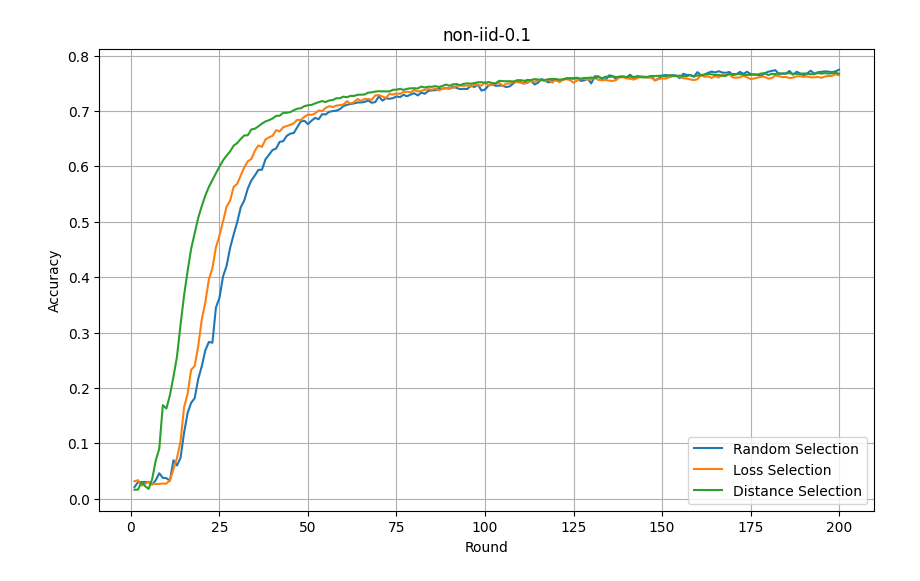
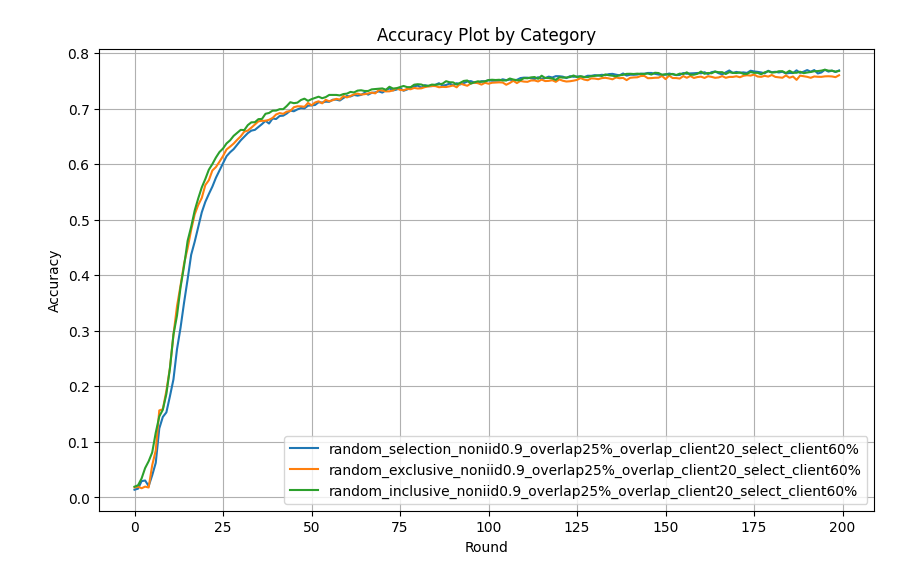
Before and after one commit to shou123/flower_femnist, a Jupyter notebook: baselines/flwr_baselines/flwr_baselines/publications/leaf/plot/plot.ipynb, the cells around one changed output. Saved outputs shown, nothing was run; the diff lists cells and outputs as text; code cells hidden in the pictures.

```diff
--- a/baselines/flwr_baselines/flwr_baselines/publications/leaf/plot/plot.ipynb
+++ b/baselines/flwr_baselines/flwr_baselines/publications/leaf/plot/plot.ipynb
@@ -4,8 +4,8 @@ import matplotlib.pyplot as plt
 # File path
 # file_path = "./iid_accuracy.txt"
 # file_path = "./non-iid-0.9_accuracy.txt"
-# file_path = "./non-iid-0.5_accuracy.txt"
-file_path = "./non-iid-0.1_accuracy.txt"
+file_path = "./non-iid-0.5_accuracy.txt"
+# file_path = "./non-iid-0.1_accuracy.txt"
 
 # Initialize dictionaries to store accuracy values
 accuracy_data = {
@@ -32,9 +32,6 @@ rounds = list(range(1, len(accuracy_data["random_selection"]) + 1))
 
 # Plot the data
 plt.figure(figsize=(10, 6))
-# plt.plot(rounds, accuracy_data["random_selection"], label="Random Selection", marker='o')
-# plt.plot(rounds, accuracy_data["loss_selection"], label="Loss Selection", marker='x')
-# plt.plot(rounds, accuracy_data["distance_selection"], label="Distance Selection", marker='s')
 
 plt.plot(rounds, accuracy_data["random_selection"], label="Random Selection")
 plt.plot(rounds, accuracy_data["loss_selection"], label="Loss Selection")
@@ -49,5 +46,38 @@ plt.grid(True)
 
 # Show the plot
 plt.show()
-# %% [output]
-[figure, removed]
+# %%
+#read the 100select10.txt file
+import matplotlib.pyplot as plt
+
+# File path
+# file_path = './100select60_noniid0.1.txt'
+# file_path = './100select60_noniid0.9.txt'
+# file_path = './100select60_noniid0.1_overlap0.25.txt'
+file_path = './100select60_noniid0.9_overlap0.25.txt'
+
+
+# Read and parse the data
+categories = {}
+with open(file_path, 'r') as file:
+    lines = file.readlines()
+    for line in lines:
+        category, value = line.strip().split(': ')
+        value = float(value)
+        if category not in categories:
+            categories[category] = []
+        categories[category].append(value)
+
+# Plot the data
+plt.figure(figsize=(10, 6))
+for category, values in categories.items():
+    plt.plot(values, label=category)
+
+plt.xlabel('Round')
+plt.ylabel('Accuracy')
+plt.title('Accuracy Plot by Category')
+plt.legend()
+plt.grid(True)
+plt.show()
+# %% [output]
+[figure, added]
```
Also changed, not shown: parts of 3 cells of this notebook, 6 other files.
